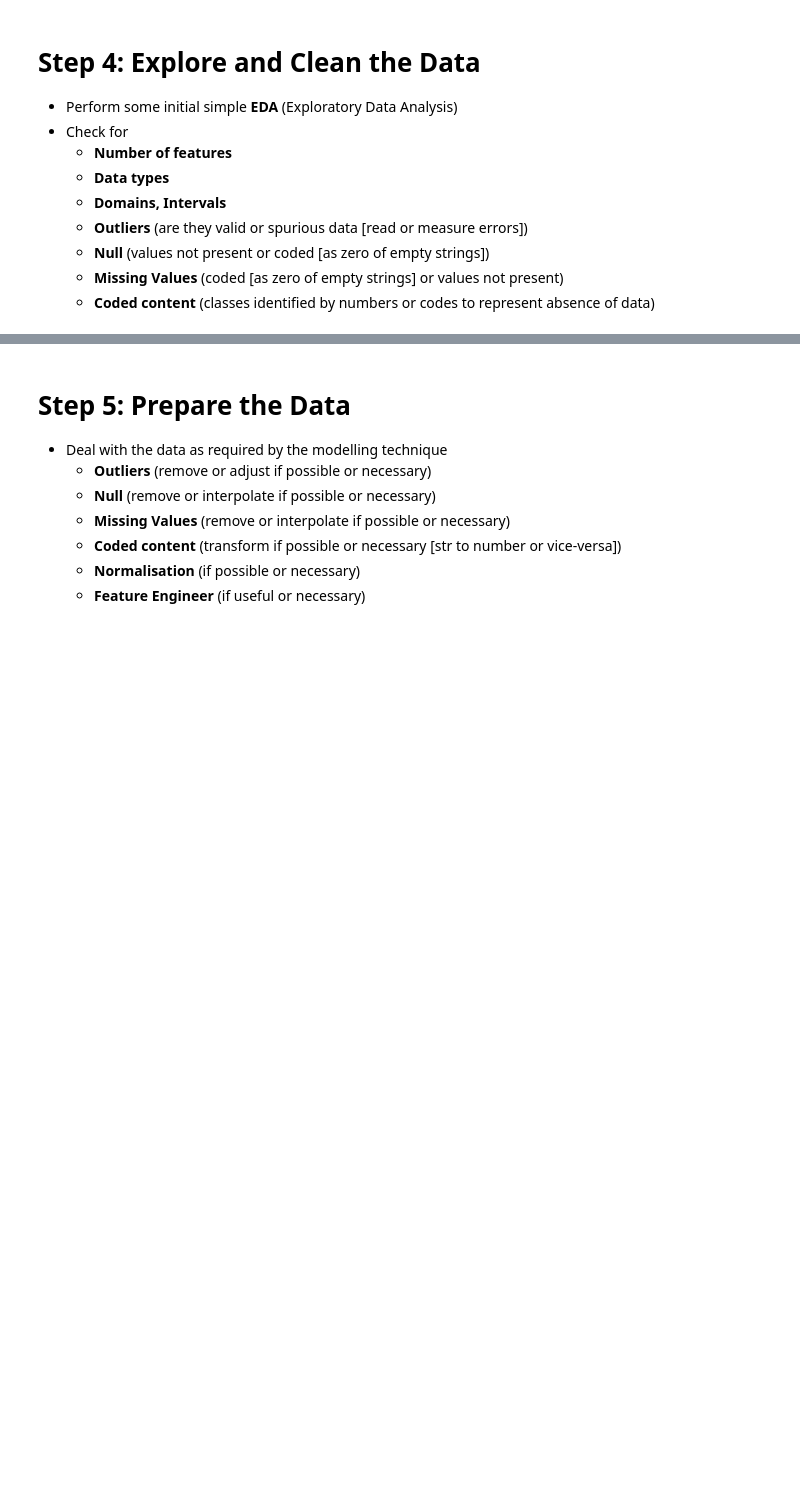
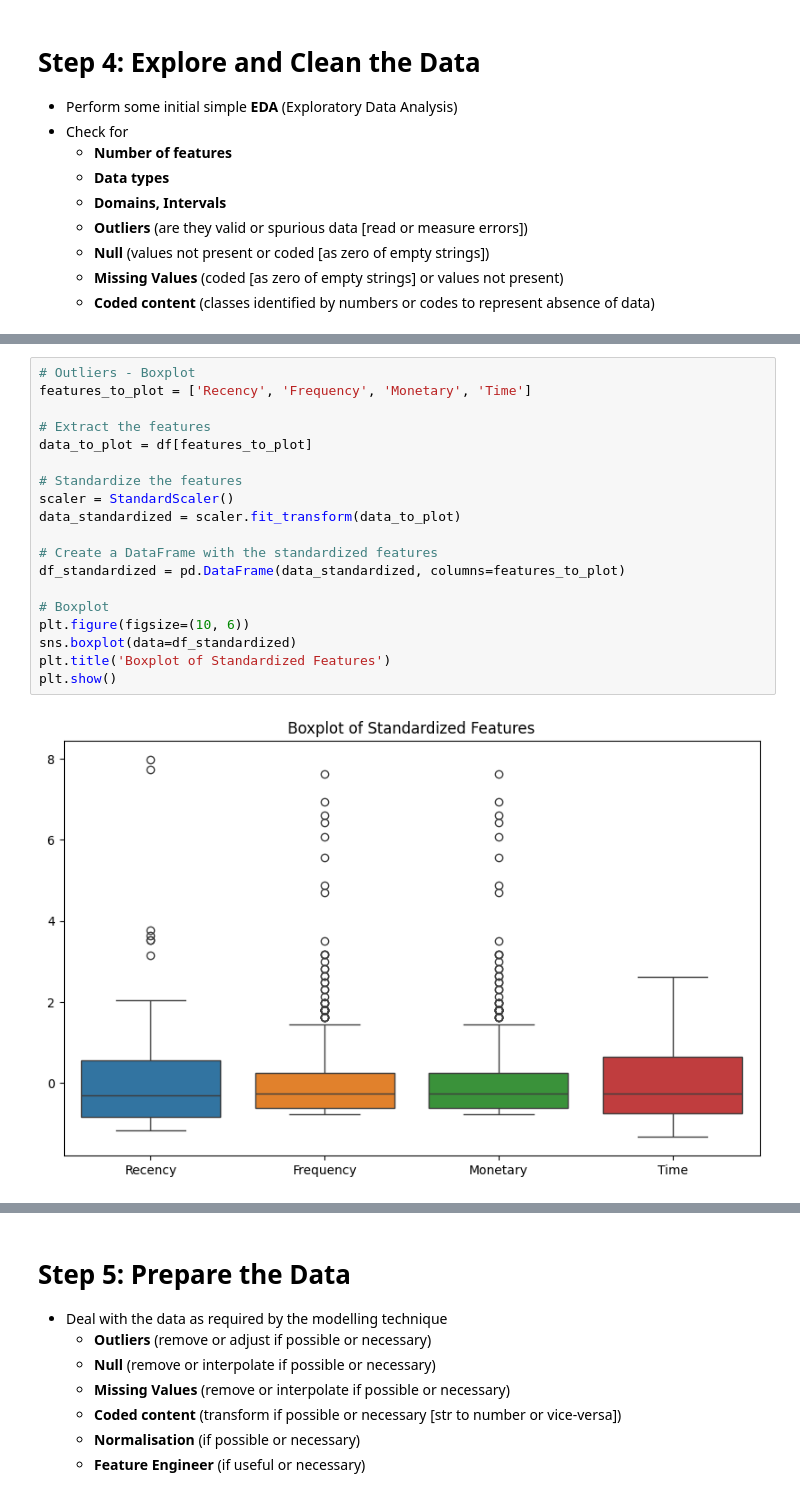
Before and after one commit to Posheffy/IODSN, a Jupyter notebook: IOD_Lab-7_1_1 - Decision Trees.ipynb, the cells around one changed output, grey strips where cells are left out. Cells and saved outputs as stored; diff of their text form; blank space fills up the shorter version.

```diff
--- a/IOD_Lab-7_1_1 - Decision Trees.ipynb
+++ b/IOD_Lab-7_1_1 - Decision Trees.ipynb
@@ -69,0 +219,21 @@ The [**UCI Machine Learning Repository**](https://archive.ics.uci.edu/ml/dataset
+# %%
+# Outliers - Boxplot
+features_to_plot = ['Recency', 'Frequency', 'Monetary', 'Time']
+
+# Extract the features
+data_to_plot = df[features_to_plot]
+
+# Standardize the features
+scaler = StandardScaler()
+data_standardized = scaler.fit_transform(data_to_plot)
+
+# Create a DataFrame with the standardized features
+df_standardized = pd.DataFrame(data_standardized, columns=features_to_plot)
+
+# Boxplot
+plt.figure(figsize=(10, 6))
+sns.boxplot(data=df_standardized)
+plt.title('Boxplot of Standardized Features')
+plt.show()
+# %% [output]
+[figure, added]
```
Also changed, not shown: parts of 29 cells of this notebook, 1 other file.
